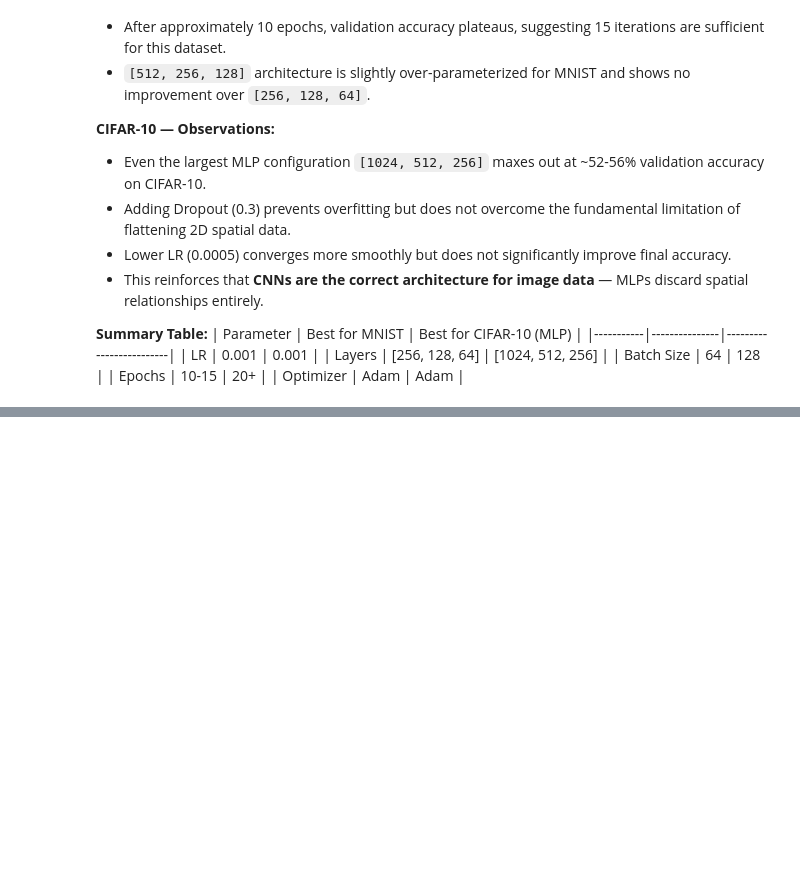
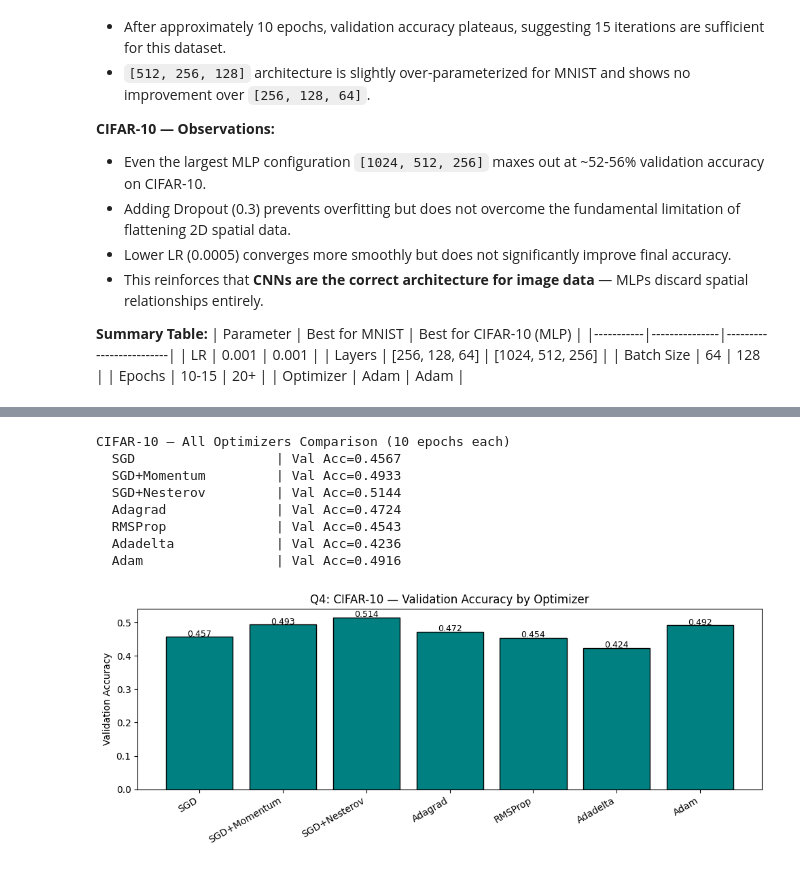
Before and after one commit to srujannayak45/DL-LAB-ASSIGNMENT, a Jupyter notebook: DL_ASSIGNMENT.ipynb, the cells around one changed output, grey strips where cells are left out. Saved outputs shown, nothing was run; the diff lists cells and outputs as text; code cells hidden in the pictures; blank space fills up the shorter version.

```diff
--- a/DL_ASSIGNMENT.ipynb
+++ b/DL_ASSIGNMENT.ipynb
@@ -542,0 +672,46 @@ LR=0.0005 | Layers=[1024, 512, 256] | BS=64                  | Val Acc=0.4677
+# %%
+# ======== PART C: CIFAR-10 — All Optimizers ========
+print('\nCIFAR-10 — All Optimizers Comparison (10 epochs each)')
+cifar_opt_results = {}
+opts_cifar = {
+    'SGD':         keras.optimizers.SGD(learning_rate=0.01),
+    'SGD+Momentum': keras.optimizers.SGD(learning_rate=0.01, momentum=0.9),
+    'SGD+Nesterov': keras.optimizers.SGD(learning_rate=0.01, momentum=0.9, nesterov=True),
+    'Adagrad':      keras.optimizers.Adagrad(learning_rate=0.01),
+    'RMSProp':      keras.optimizers.RMSprop(learning_rate=0.001),
+    'Adadelta':     keras.optimizers.Adadelta(learning_rate=1.0),
+    'Adam':         keras.optimizers.Adam(learning_rate=0.001),
+}
+for name, opt in opts_cifar.items():
+    tf.keras.backend.clear_session()
+    m = keras.Sequential([
+        layers.Dense(512, activation='relu', input_shape=(3072,)),
+        layers.Dense(256, activation='relu'),
+        layers.Dense(10,  activation='softmax')
+    ])
+    m.compile(optimizer=opt, loss='categorical_crossentropy', metrics=['accuracy'])
+    h = m.fit(X_c_train_flat, y_c_train_oh, epochs=10, batch_size=128,
+              validation_data=(X_c_test_flat, y_c_test_oh), verbose=0)
+    va = h.history['val_accuracy'][-1]
+    cifar_opt_results[name] = {'va': va, 'hist': h}
+    print(f'  {name:20s} | Val Acc={va:.4f}')
+
+names_c = list(cifar_opt_results.keys())
+accs_c  = [cifar_opt_results[n]['va'] for n in names_c]
+fig, ax = plt.subplots(figsize=(10, 4))
+ax.bar(names_c, accs_c, color='teal', edgecolor='black')
+ax.set_title('Q4: CIFAR-10 — Validation Accuracy by Optimizer')
+ax.set_ylabel('Validation Accuracy')
+for i, (n, a) in enumerate(zip(names_c, accs_c)):
+    ax.text(i, a+0.001, f'{a:.3f}', ha='center', fontsize=9)
+plt.xticks(rotation=30, ha='right'); plt.tight_layout(); plt.show()
+# %% [output]
+CIFAR-10 — All Optimizers Comparison (10 epochs each)
+  SGD                  | Val Acc=0.4567
+  SGD+Momentum         | Val Acc=0.4933
+  SGD+Nesterov         | Val Acc=0.5144
+  Adagrad              | Val Acc=0.4724
+  RMSProp              | Val Acc=0.4543
+  Adadelta             | Val Acc=0.4236
+  Adam                 | Val Acc=0.4916
+[figure, added]
```
Also changed, not shown: parts of 11 cells of this notebook, 2 other files.
